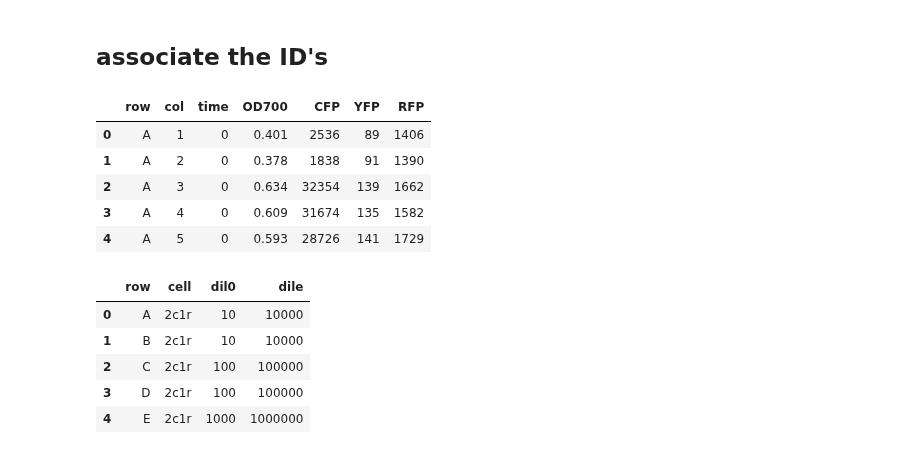
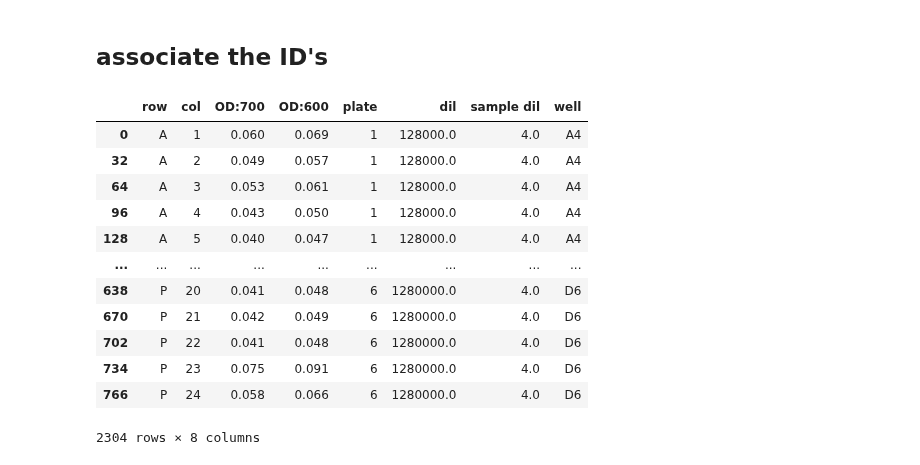
Before and after one commit to geezerbriefs/xpspython, a Jupyter notebook: cfu/munge cfu multiwell table.ipynb, the cells around one changed output. Drawn from its saved outputs; the diff is of its cells as text; code cells hidden in the pictures.

```diff
--- a/cfu/munge cfu multiwell table.ipynb
+++ b/cfu/munge cfu multiwell table.ipynb
@@ -137,2 +139,4 @@ for name in tidy:
+# %%
+df = pd.concat(long_formed)
 # %% [markdown]
 ## associate the ID's
@@ -142,22 +143,36 @@ d = pd.read_excel(directory + filename, sheet_name=None)
-# %%
-df = d['tall_tidy']
-
-ids = d['IDs']
+# %%
+ids = data['IDs']
+# %%
+stuff_to_add = ['dil', 'sample dil', 'well']
+stuff_to_check = ['row', 'plate']
+
+for i in ids.index:
+    check = ids.loc[i, stuff_to_check]
+
+    add = ids.loc[i, stuff_to_add]
+
+
+    #gets multiple different indices, you want where they are all True
+    z = df.loc[:,check.index] == check.values
+    #this gets where they are all True
+    composite_index = z.all(bool_only=True, axis='columns')
+
+    #get the data you want, then assign the id information
+    for x in add.index:
+        df.loc[composite_index, x] = add[x]
 # %%
-df.head()
+df
 # %% [output]
-|  | row | col | time | OD700 | CFP | YFP | RFP |
-| 0 | A | 1 | 0 | 0.401 | 2536 | 89 | 1406 |
-| 1 | A | 2 | 0 | 0.378 | 1838 | 91 | 1390 |
-| 2 | A | 3 | 0 | 0.634 | 32354 | 139 | 1662 |
-| 3 | A | 4 | 0 | 0.609 | 31674 | 135 | 1582 |
-| 4 | A | 5 | 0 | 0.593 | 28726 | 141 | 1729 |
+|  | row | col | OD:700 | OD:600 | plate | dil | sample dil | well |
+| 0 | A | 1 | 0.060 | 0.069 | 1 | 128000.0 | 4.0 | A4 |
+| 32 | A | 2 | 0.049 | 0.057 | 1 | 128000.0 | 4.0 | A4 |
+| 64 | A | 3 | 0.053 | 0.061 | 1 | 128000.0 | 4.0 | A4 |
+| 96 | A | 4 | 0.043 | 0.050 | 1 | 128000.0 | 4.0 | A4 |
+| 128 | A | 5 | 0.040 | 0.047 | 1 | 128000.0 | 4.0 | A4 |
+| ... | ... | ... | ... | ... | ... | ... | ... | ... |
+| 638 | P | 20 | 0.041 | 0.048 | 6 | 1280000.0 | 4.0 | D6 |
+| 670 | P | 21 | 0.042 | 0.049 | 6 | 1280000.0 | 4.0 | D6 |
+| 702 | P | 22 | 0.041 | 0.048 | 6 | 1280000.0 | 4.0 | D6 |
+| 734 | P | 23 | 0.075 | 0.091 | 6 | 1280000.0 | 4.0 | D6 |
+| 766 | P | 24 | 0.058 | 0.066 | 6 | 1280000.0 | 4.0 | D6 |
+2304 rows × 8 columns
-# %%
-ids.head()
-# %% [output]
-|  | row | cell | dil0 | dile |
-| 0 | A | 2c1r | 10 | 10000 |
-| 1 | B | 2c1r | 10 | 10000 |
-| 2 | C | 2c1r | 100 | 100000 |
-| 3 | D | 2c1r | 100 | 100000 |
-| 4 | E | 2c1r | 1000 | 1000000 |
```
Also changed, not shown: parts of 31 cells of this notebook, 3 other files.
